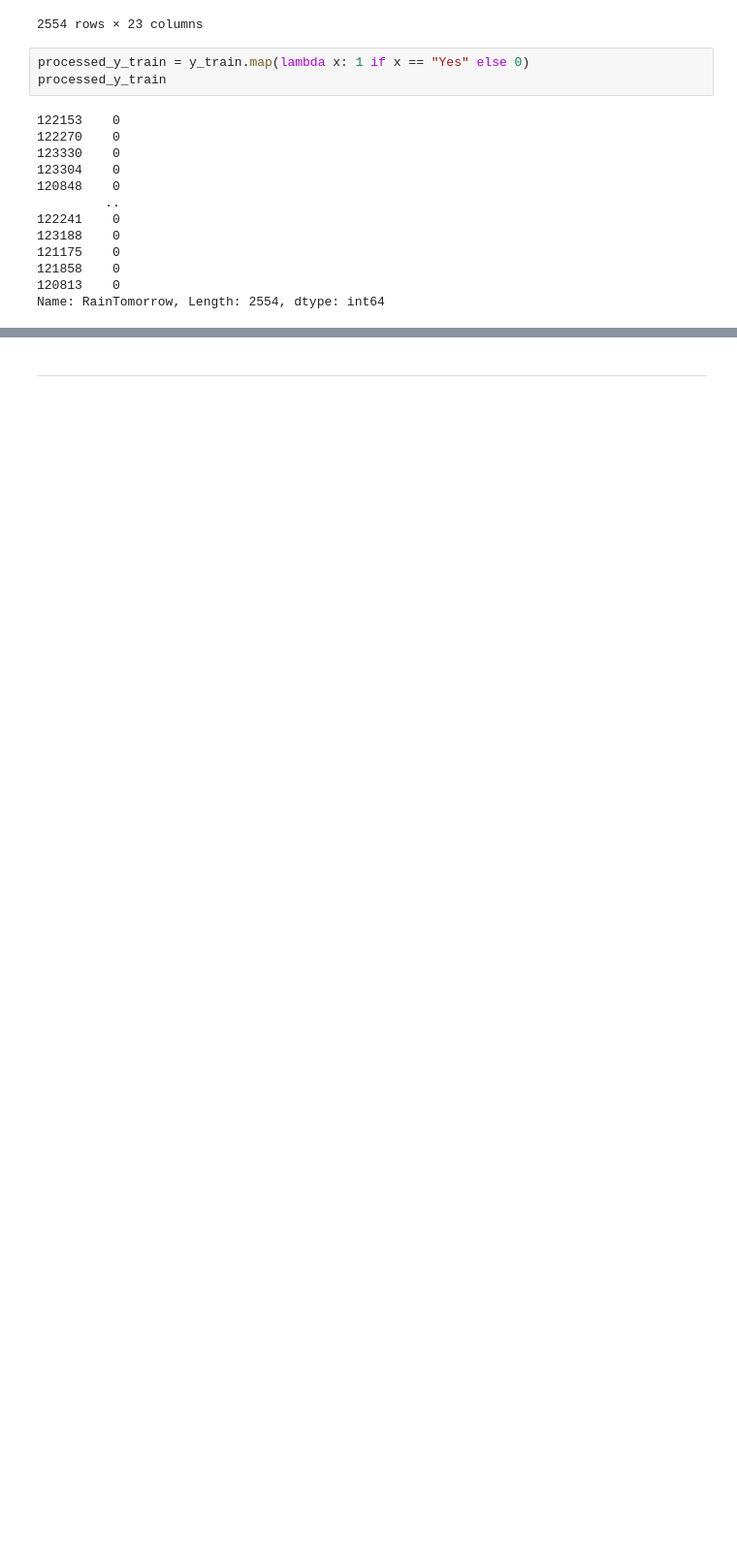
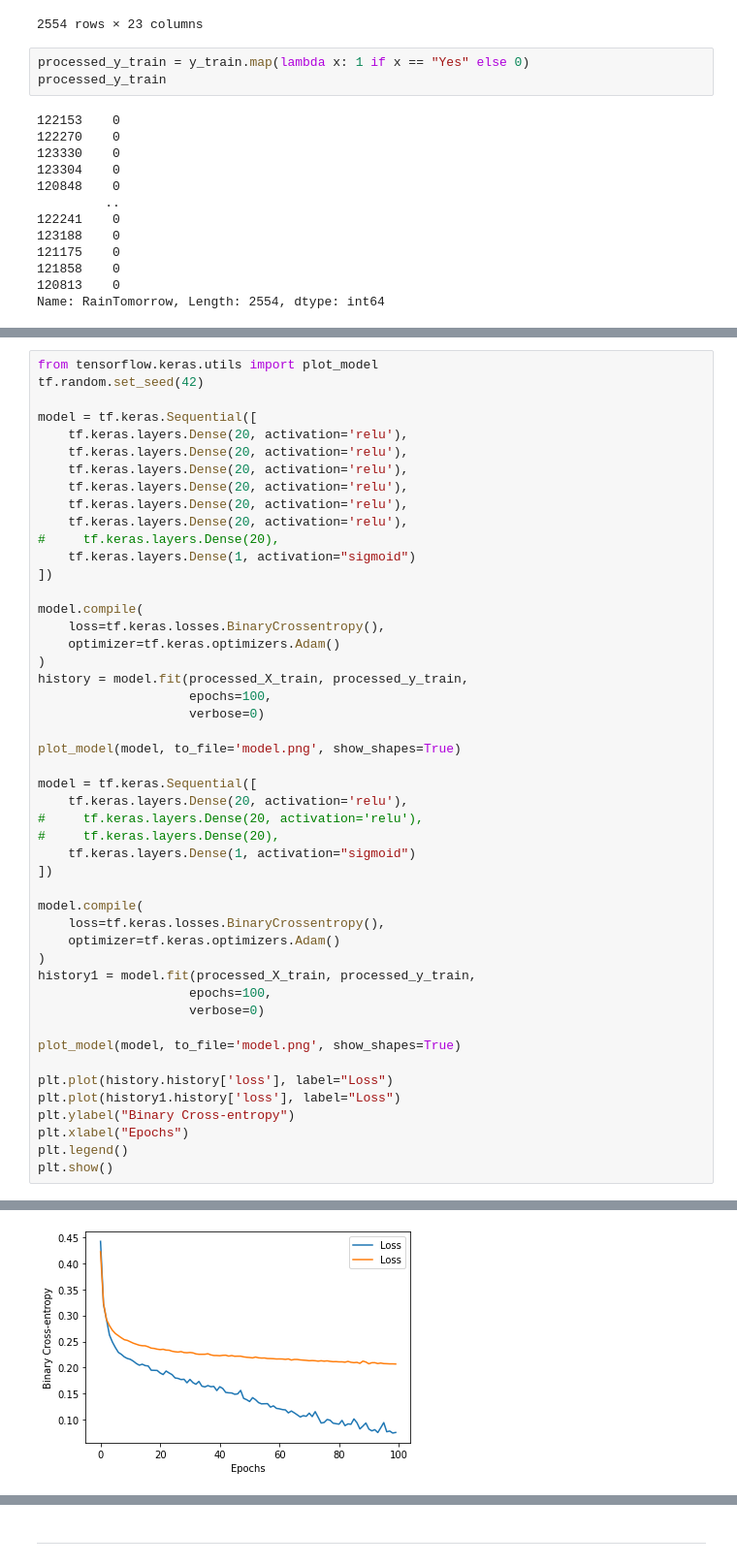
Before and after one commit to poolGolez/project-roosevelt, a Jupyter notebook: will-it-rain-in-perth.ipynb, the cells around one changed output, grey strips where cells are left out. Shown at 97% size. Drawn from its saved outputs; the diff is of its cells as text; blank space fills up the shorter version.

```diff
--- a/will-it-rain-in-perth.ipynb
+++ b/will-it-rain-in-perth.ipynb
@@ -1855,0 +1823,49 @@ plt.show()
+# %%
+from tensorflow.keras.utils import plot_model
+tf.random.set_seed(42)
+
+model = tf.keras.Sequential([
+    tf.keras.layers.Dense(20, activation='relu'),
+    tf.keras.layers.Dense(20, activation='relu'),
+    tf.keras.layers.Dense(20, activation='relu'),
+    tf.keras.layers.Dense(20, activation='relu'),
+    tf.keras.layers.Dense(20, activation='relu'),
+    tf.keras.layers.Dense(20, activation='relu'),
+#     tf.keras.layers.Dense(20),
+    tf.keras.layers.Dense(1, activation="sigmoid")
+])
+
+model.compile(
+    loss=tf.keras.losses.BinaryCrossentropy(),
+    optimizer=tf.keras.optimizers.Adam()
+)
+history = model.fit(processed_X_train, processed_y_train,
+                    epochs=100,
+                    verbose=0)
+
+plot_model(model, to_file='model.png', show_shapes=True)
+
+model = tf.keras.Sequential([
+    tf.keras.layers.Dense(20, activation='relu'),
+#     tf.keras.layers.Dense(20, activation='relu'),
+#     tf.keras.layers.Dense(20),
+    tf.keras.layers.Dense(1, activation="sigmoid")
+])
+
+model.compile(
+    loss=tf.keras.losses.BinaryCrossentropy(),
+    optimizer=tf.keras.optimizers.Adam()
+)
+history1 = model.fit(processed_X_train, processed_y_train,
+                    epochs=100,
+                    verbose=0)
+
+plot_model(model, to_file='model.png', show_shapes=True)
+
+plt.plot(history.history['loss'], label="Loss")
+plt.plot(history1.history['loss'], label="Loss")
+plt.ylabel("Binary Cross-entropy")
+plt.xlabel("Epochs")
+plt.legend()
+plt.show()
+# %% [output]
@@ -1856,2 +1874,3 @@ plt.show()
+[figure, added]
 # %%
 from sklearn.metrics import ConfusionMatrixDisplay, PrecisionRecallDisplay, RocCurveDisplay
```
Also changed, not shown: parts of 12 cells of this notebook.
